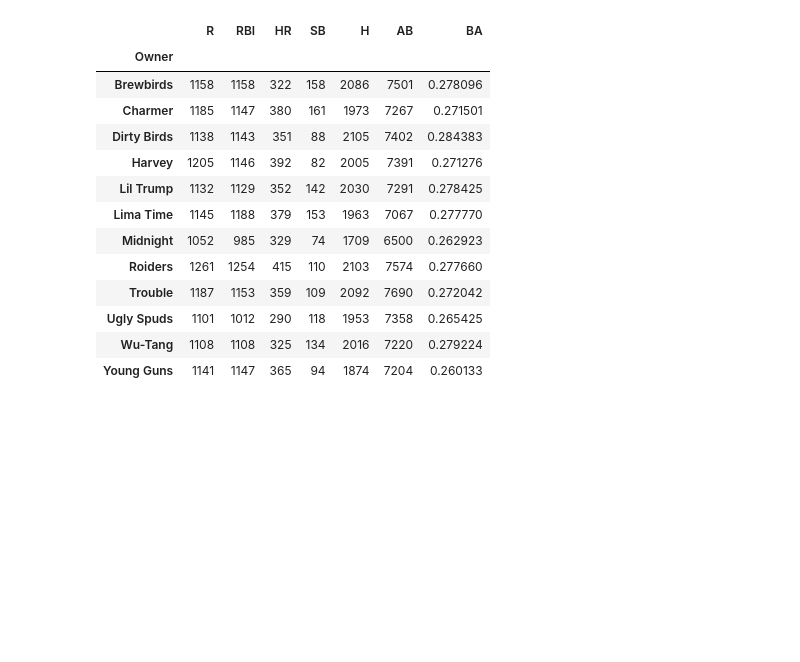
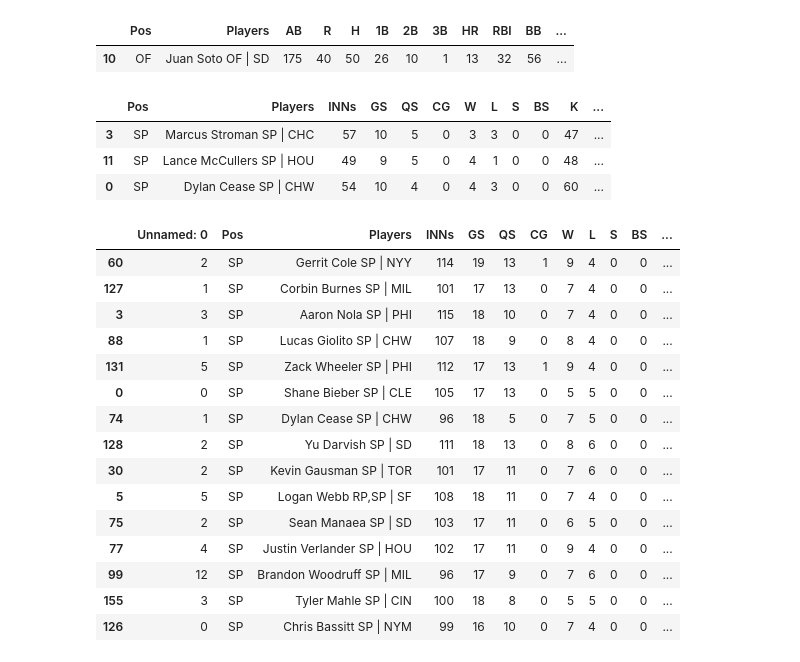
Before and after one commit to haueter19/baseball, a Jupyter notebook: Trade Analyzer.ipynb, the cells around one changed output. Saved outputs shown, nothing was run; the diff lists cells and outputs as text; code cells hidden in the pictures; blank space fills up the shorter version.

```diff
--- a/Trade Analyzer.ipynb
+++ b/Trade Analyzer.ipynb
@@ -164,20 +179,53 @@ for owner, num in teams_dict.items():
+# %%
+b[b['Name'].isin(['Juan Soto'])]
+# %% [output]
+|  | Pos | Players | AB | R | H | 1B | 2B | 3B | HR | RBI | BB | ... |
+| 10 | OF | Juan Soto OF | SD | 175 | 40 | 50 | 26 | 10 | 1 | 13 | 32 | 56 | ... |
+# %%
+p[p['Name'].isin(['Dylan Cease', 'Marcus Stroman', 'Lance McCullers'])]
+# %% [output]
+|  | Pos | Players | INNs | GS | QS | CG | W | L | S | BS | K | ... |
+| 3 | SP | Marcus Stroman SP | CHC | 57 | 10 | 5 | 0 | 3 | 3 | 0 | 0 | 47 | ... |
+| 11 | SP | Lance McCullers SP | HOU | 49 | 9 | 5 | 0 | 4 | 1 | 0 | 0 | 48 | ... |
+| 0 | SP | Dylan Cease SP | CHW | 54 | 10 | 4 | 0 | 4 | 3 | 0 | 0 | 60 | ... |
+# %%
+p.sort_values('zK', ascending=False).head(15)
+# %% [output]
+|  | Unnamed: 0 | Pos | Players | INNs | GS | QS | CG | W | L | S | BS | ... |
+| 60 | 2 | SP | Gerrit Cole SP | NYY | 114 | 19 | 13 | 1 | 9 | 4 | 0 | 0 | ... |
+| 127 | 1 | SP | Corbin Burnes SP | MIL | 101 | 17 | 13 | 0 | 7 | 4 | 0 | 0 | ... |
+| 3 | 3 | SP | Aaron Nola SP | PHI | 115 | 18 | 10 | 0 | 7 | 4 | 0 | 0 | ... |
+| 88 | 1 | SP | Lucas Giolito SP | CHW | 107 | 18 | 9 | 0 | 8 | 4 | 0 | 0 | ... |
+| 131 | 5 | SP | Zack Wheeler SP | PHI | 112 | 17 | 13 | 1 | 9 | 4 | 0 | 0 | ... |
+| 0 | 0 | SP | Shane Bieber SP | CLE | 105 | 17 | 13 | 0 | 5 | 5 | 0 | 0 | ... |
+| 74 | 1 | SP | Dylan Cease SP | CHW | 96 | 18 | 5 | 0 | 7 | 5 | 0 | 0 | ... |
+| 128 | 2 | SP | Yu Darvish SP | SD | 111 | 18 | 13 | 0 | 8 | 6 | 0 | 0 | ... |
+| 30 | 2 | SP | Kevin Gausman SP | TOR | 101 | 17 | 11 | 0 | 7 | 6 | 0 | 0 | ... |
+| 5 | 5 | SP | Logan Webb RP,SP | SF | 108 | 18 | 11 | 0 | 7 | 4 | 0 | 0 | ... |
+| 75 | 2 | SP | Sean Manaea SP | SD | 103 | 17 | 11 | 0 | 6 | 5 | 0 | 0 | ... |
+| 77 | 4 | SP | Justin Verlander SP | HOU | 102 | 17 | 11 | 0 | 9 | 4 | 0 | 0 | ... |
+| 99 | 12 | SP | Brandon Woodruff SP | MIL | 96 | 17 | 9 | 0 | 7 | 6 | 0 | 0 | ... |
+| 155 | 3 | SP | Tyler Mahle SP | CIN | 100 | 18 | 8 | 0 | 5 | 5 | 0 | 0 | ... |
+| 126 | 0 | SP | Chris Bassitt SP | NYM | 99 | 16 | 10 | 0 | 7 | 4 | 0 | 0 | ... |
 # %%
-df = b[b['Status']=='Start'].groupby('Owner').agg({'R':'sum', 'RBI':'sum', 'HR':'sum', 'SB':'sum', 'H':'sum', 'AB':'sum'})
-df['BA'] = df['H']/df['AB']
-df
+#df = b[b['Status']=='Start'].groupby('Owner').agg({'R':'sum', 'RBI':'sum', 'HR':'sum', 'SB':'sum', 'H':'sum', 'AB':'sum'})
+def get_proj_batting_stats_by_owner(b):
+    df = b[b['Status']=='Start'].groupby("Owner").apply(lambda s: pd.Series({
+        "HR": s["HR"].sum(),
+        "R": s["R"].sum(),
+        'RBI': s['RBI'].sum(),
+        'SB': s['SB'].sum(),
+        "BA": s["H"].sum()/s["AB"].sum(),
+        'H': s['H'].sum(),
+        'AB': s['AB'].sum()
+    }))
+    return df
+
+def get_batting_ranks(proj):
+    b_ranks = proj.drop(columns=['H', 'AB']).rank()
+    b_ranks['Pts'] = b_ranks.sum(axis=1)
+    return b_ranks
+
+proj_batting_stats_by_owner = get_proj_batting_stats_by_owner(b)
+b_ranks = get_batting_ranks(proj_batting_stats_by_owner)
-# %% [output]
-|  | R | RBI | HR | SB | H | AB | BA |
-| Owner |  |  |  |  |  |  |  |
-| Brewbirds | 1158 | 1158 | 322 | 158 | 2086 | 7501 | 0.278096 |
-| Charmer | 1185 | 1147 | 380 | 161 | 1973 | 7267 | 0.271501 |
-| Dirty Birds | 1138 | 1143 | 351 | 88 | 2105 | 7402 | 0.284383 |
-| Harvey | 1205 | 1146 | 392 | 82 | 2005 | 7391 | 0.271276 |
-| Lil Trump | 1132 | 1129 | 352 | 142 | 2030 | 7291 | 0.278425 |
-| Lima Time | 1145 | 1188 | 379 | 153 | 1963 | 7067 | 0.277770 |
-| Midnight | 1052 | 985 | 329 | 74 | 1709 | 6500 | 0.262923 |
-| Roiders | 1261 | 1254 | 415 | 110 | 2103 | 7574 | 0.277660 |
-| Trouble | 1187 | 1153 | 359 | 109 | 2092 | 7690 | 0.272042 |
-| Ugly Spuds | 1101 | 1012 | 290 | 118 | 1953 | 7358 | 0.265425 |
-| Wu-Tang | 1108 | 1108 | 325 | 134 | 2016 | 7220 | 0.279224 |
-| Young Guns | 1141 | 1147 | 365 | 94 | 1874 | 7204 | 0.260133 |
 # %%
```
Also changed, not shown: parts of 46 cells of this notebook.
